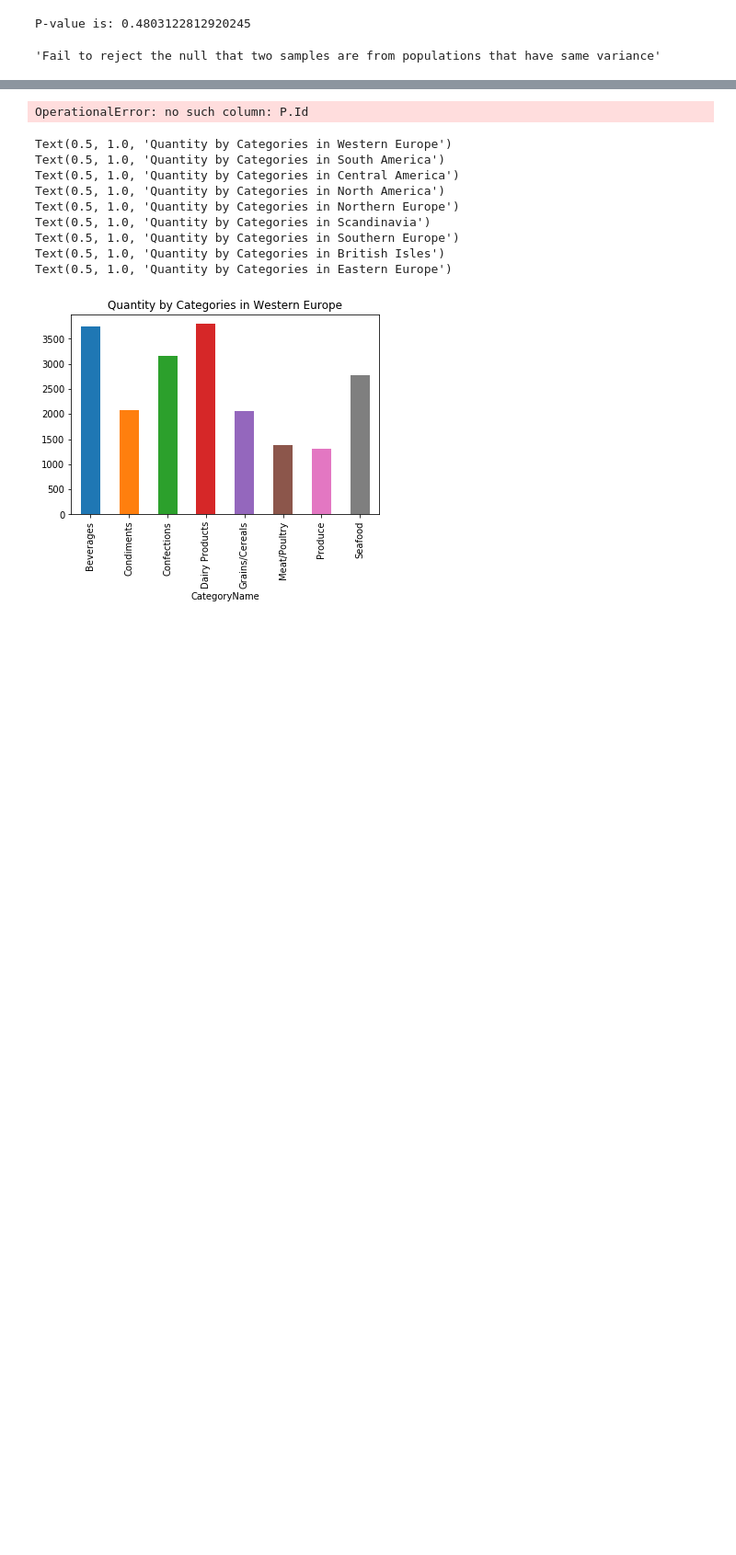
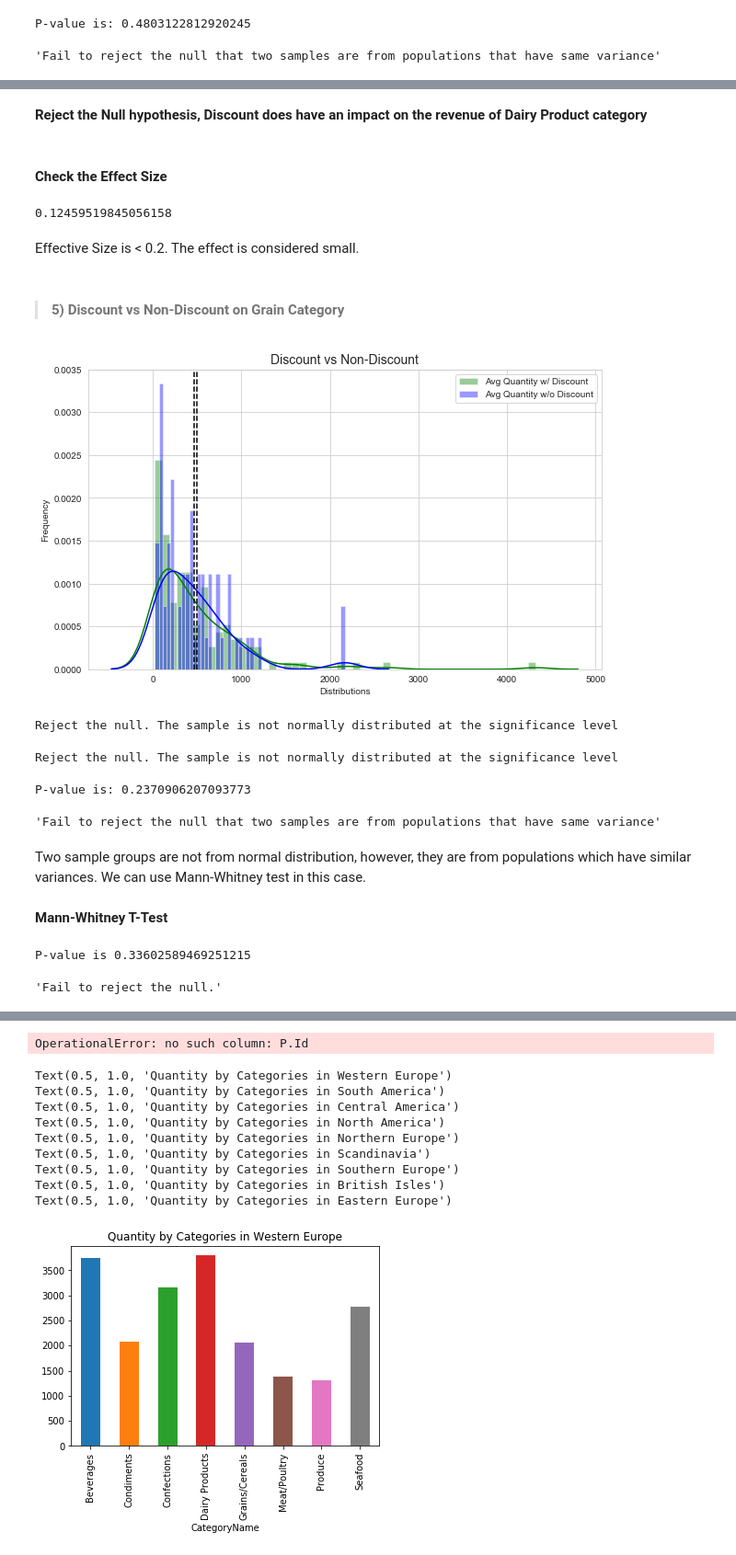
Before and after one commit to bonniema/HypothesisTesting-NorthwindEcommerce, a Jupyter notebook: Mod3 Project_1121_bm.ipynb, the cells around one changed output, grey strips where cells are left out. Shown at 92% size. Drawn from its saved outputs; the diff is of its cells as text; code cells hidden in the pictures; blank space fills up the shorter version.

```diff
--- a/Mod3 Project_1121_bm.ipynb
+++ b/Mod3 Project_1121_bm.ipynb
@@ -930,0 +1079,24 @@ normality_test(beverage_d, 0.05)
+# %% [markdown]
+**Reject the Null hypothesis, Discount does have an impact on the revenue of Dairy Product category**
+# %% [markdown]
+#### Check the Effect Size
+# %%
+Cohen_d(dairy_d, dairy_nd)
+# %% [output]
+0.12459519845056158
+# %% [markdown]
+Effective Size is < 0.2. The effect is considered small.
+# %% [markdown]
+>#### 5) Discount vs Non-Discount on Grain Category
+# %%
+visualization(grain_d, grain_nd)
+# %% [output]
+[figure, added]
+# %%
+normality_test(grain_d)
+# %% [output]
+Reject the null. The sample is not normally distributed at the significance level
+# %%
+normality_test(grain_nd)
+# %% [output]
+Reject the null. The sample is not normally distributed at the significance level
@@ -930,0 +1111,14 @@ normality_test(beverage_d, 0.05)
+# %%
+variance_test(grain_d, grain_nd)
+# %% [output]
+P-value is: 0.2370906207093773
+'Fail to reject the null that two samples are from populations that have same variance'
+# %% [markdown]
+Two sample groups are not from normal distribution, however, they are from populations which have similar variances. We can use Mann-Whitney test in this case.
+# %% [markdown]
+**Mann-Whitney T-Test**
+# %%
+mannwhitney_test(grain_d, grain_nd)
+# %% [output]
+P-value is 0.33602589469251215
+'Fail to reject the null.'
```
Also changed, not shown: parts of 135 cells of this notebook.
